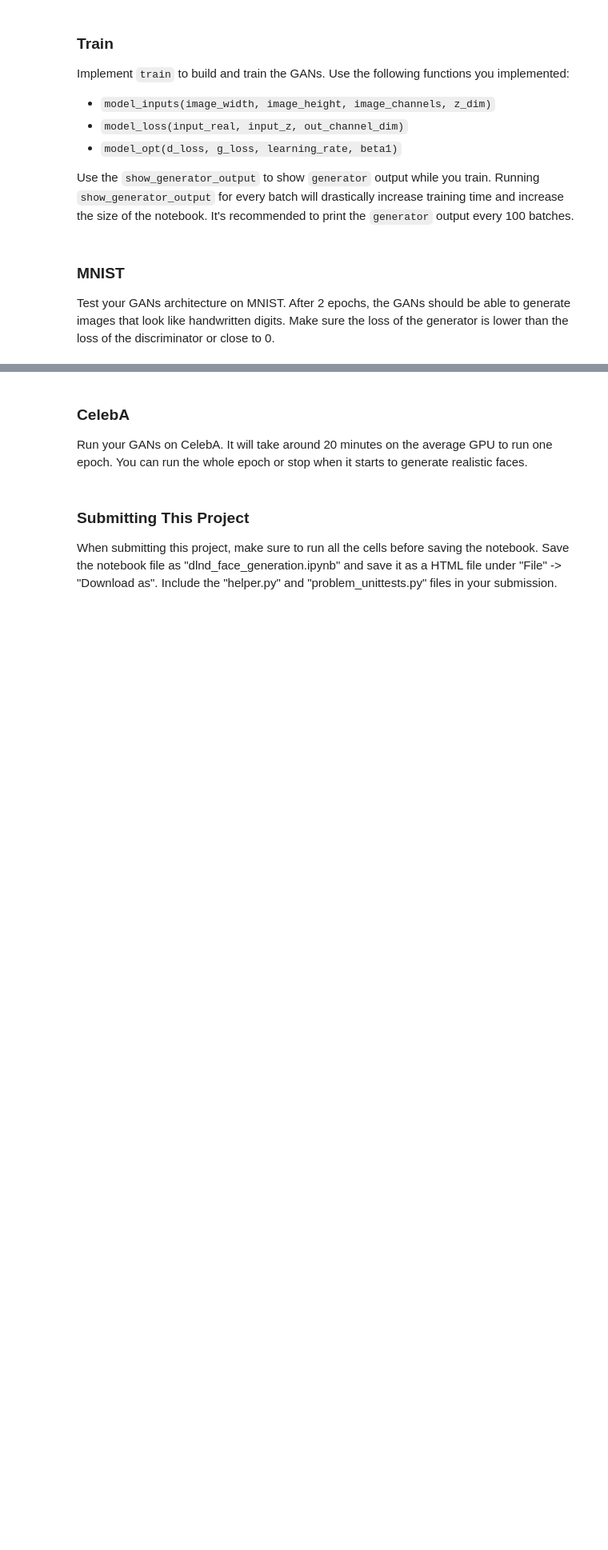
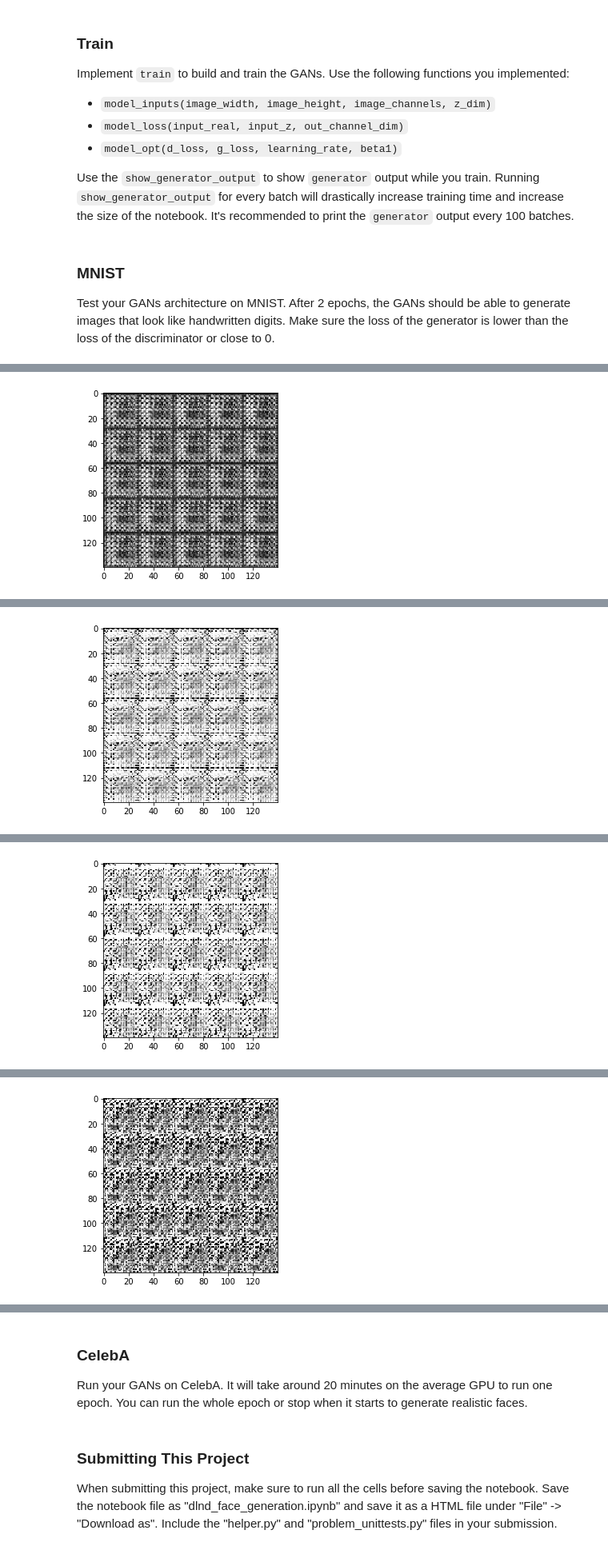
Before and after one commit to Amanpradhan/Face-Generation, a Jupyter notebook: dlnd_face_generation.ipynb, the cells around one changed output, grey strips where cells are left out. Shown: that part at 80% size. Saved outputs shown, nothing was run; the diff lists cells and outputs as text; code cells hidden in the pictures; blank space fills up the shorter version.

```diff
--- a/dlnd_face_generation.ipynb
+++ b/dlnd_face_generation.ipynb
@@ -116,9 +118,9 @@ def model_inputs(image_width, image_height, image_channels, z_dim):
     """
     # TODO: Implement Function
 
-    real_images = tf.placeholder(tf.int32, shape=[None, image_width, image_height, image_channels], name='real_image')
-    z = tf.placeholder(tf.int32, shape=[None, z_dim], name='z')
-    learning_rate = tf.placeholder(tf.float32, name='learning_rate')
+    real_images = tf.placeholder(tf.float32, shape=[None, image_width, image_height, image_channels], name='real_image')
+    z = tf.placeholder(tf.float32, shape=[None, z_dim], name='z')
+    learning_rate = tf.placeholder(tf.float32, [],'learning_rate')
     return real_images, z, learning_rate
 
 
@@ -190,24 +194,28 @@ def generator(z, out_channel_dim, is_train=True):
     # TODO: Implement Function
     reuse = not is_train
     alpha = 0.2
+    keep_prob = 0.5
     with tf.variable_scope('generator', reuse=reuse):
-        l1 = tf.layers.dense(z, 4*4*512)
-        l1 = tf.reshape(l1, (-1, 4,4,512))
+        l1 = tf.layers.dense(z, 4*4*1024, use_bias=False)
+        l1 = tf.reshape(l1, (-1, 4,4,1024))
         l1 = tf.layers.batch_normalization(l1, training=is_train)
         l1 = tf.maximum(alpha*l1, l1)
+        l1 = tf.layers.dropout(l1, keep_prob, training=is_train)
         #print(l1.shape)
 
-        l2 = tf.layers.conv2d_transpose(l1, 256, 4, 1, padding='valid')
+        l2 = tf.layers.conv2d_transpose(l1, 512, 4, 1, padding='valid')
         l2 = tf.layers.batch_normalization(l2, training=is_train)
         l2 = tf.maximum(alpha*l2, l2)
+        l2 = tf.layers.dropout(l2, keep_prob, training=is_train)
         #print(l2.shape)
 
-        l3 = tf.layers.conv2d_transpose(l2, 128, 4, 2, padding='same')
+        l3 = tf.layers.conv2d_transpose(l2, 256, 5, 2, padding='same')
         l3 = tf.layers.batch_normalization(l3, training=is_train)
         l3 = tf.maximum(alpha*l3, l3)
+        l3 = tf.layers.dropout(l3, keep_prob, training=is_train)
         #print(l3.shape)
 
-        logits = tf.layers.conv2d_transpose(l3, out_channel_dim, 4, 2, padding='same')
+        logits = tf.layers.conv2d_transpose(l3, out_channel_dim, 5, 2, padding='same')
         output = tf.tanh(logits)
     return output
 
@@ -331,6 +339,7 @@ Implement `train` to build and train the GANs.  Use the following functions you
 
 Use the `show_generator_output` to show `generator` output while you train. Running `show_generator_output` for every batch will drastically increase training time and increase the size of the notebook.  It's recommended to print the `generator` output every 100 batches.
 # %%
+import time
 def train(epoch_count, batch_size, z_dim, learning_rate, beta1, get_batches, data_shape, data_image_mode):
     """
     Train the GAN
@@ -346,7 +355,7 @@ def train(epoch_count, batch_size, z_dim, learning_rate, beta1, get_batches, dat
 
     input_real, input_z, lr = model_inputs(data_shape[1], data_shape[2], data_shape[3], z_dim)
     d_loss, g_loss = model_loss(input_real, input_z, data_shape[-1])
-    d_train_opt, g_train_opt = model_opt(d_loss, g_loss, learning_rate, learning_rate, beta1)
+    d_train_opt, g_train_opt = model_opt(d_loss, g_loss, learning_rate, beta1)
     count = 0
     with tf.Session() as sess:
         sess.run(tf.global_variables_initializer())
@@ -356,19 +365,19 @@ def train(epoch_count, batch_size, z_dim, learning_rate, beta1, get_batches, dat
                 start_time = time.time()
                 count = count + 1
                 batch_images = batch_images * 2
-                batch_z = np.random_uniform(-1, 1, size=(bathc_size, z_dim))
-                sess.run(d_train_opt, feed_dict={inputs_real: batch_images, inputs_z: batch_z, lr:learning_rate})
-                sess.run(g_train_opt, feed_dict={inputs_z: batch_z, lr:learning_rate})
-                if step % 100 == 0:
-                    train_loss_d = d_loss.eval({inputs_z:batch_z, inputs_real: batch_images})
-                    train_loss_g = g_loss.eval({inputs_z:batch_z})
-                    print("Epoch {}/{} Step {}...".format(epoch_i+1, epoch_count, step),
+                batch_z = np.random.uniform(-1, 1, size=(batch_size, z_dim))
+                sess.run(d_train_opt, feed_dict={input_real: batch_images, input_z: batch_z, lr:learning_rate})
+                sess.run(g_train_opt, feed_dict={input_z: batch_z, lr:learning_rate})
+                if count % 100 == 0:
+                    train_loss_d = d_loss.eval({input_z:batch_z, input_real: batch_images})
+                    train_loss_g = g_loss.eval({input_z:batch_z})
+                    print("Epoch {}/{} Count {}...".format(epoch_i+1, epoch_count, count),
                       "Discriminator Loss: {:.4f}...".format(train_loss_d),
                       "Generator Loss: {:.4f}".format(train_loss_g),
                       "... Time spent={:.4f}".format(time.time() - start_time))
 
-                if step % 200 == 0:
-                    show_generator_output(sess, 25, inputs_z, data_shape[3], data_image_mode)
+                if count % 200 == 0:
+                    show_generator_output(sess, 25, input_z, data_shape[3], data_image_mode)
 # %% [markdown]
 ### MNIST
 Test your GANs architecture on MNIST.  After 2 epochs, the GANs should be able to generate images that look like handwritten digits.  Make sure the loss of the generator is lower than the loss of the discriminator or close to 0.
@@ -376,7 +385,7 @@ Test your GANs architecture on MNIST.  After 2 epochs, the GANs should be able t
 batch_size = 100
 z_dim = 100
 learning_rate = 0.0001
-beta1 = 0.2
+beta1 = 0.45
 
 
 """
@@ -388,3 +397,4 @@ mnist_dataset = helper.Dataset('mnist', glob(os.path.join(data_dir, 'mnist/*.jpg
 with tf.Graph().as_default():
     train(epochs, batch_size, z_dim, learning_rate, beta1, mnist_dataset.get_batches,
           mnist_dataset.shape, mnist_dataset.image_mode)
+# %% [output]
@@ -390,0 +403 @@ with tf.Graph().as_default():
+[figure, added]
@@ -390,0 +406 @@ with tf.Graph().as_default():
+[figure, added]
@@ -390,0 +409 @@ with tf.Graph().as_default():
+[figure, added]
@@ -390,0 +412 @@ with tf.Graph().as_default():
+[figure, added]
```
Also changed, not shown: parts of 4 cells of this notebook.
